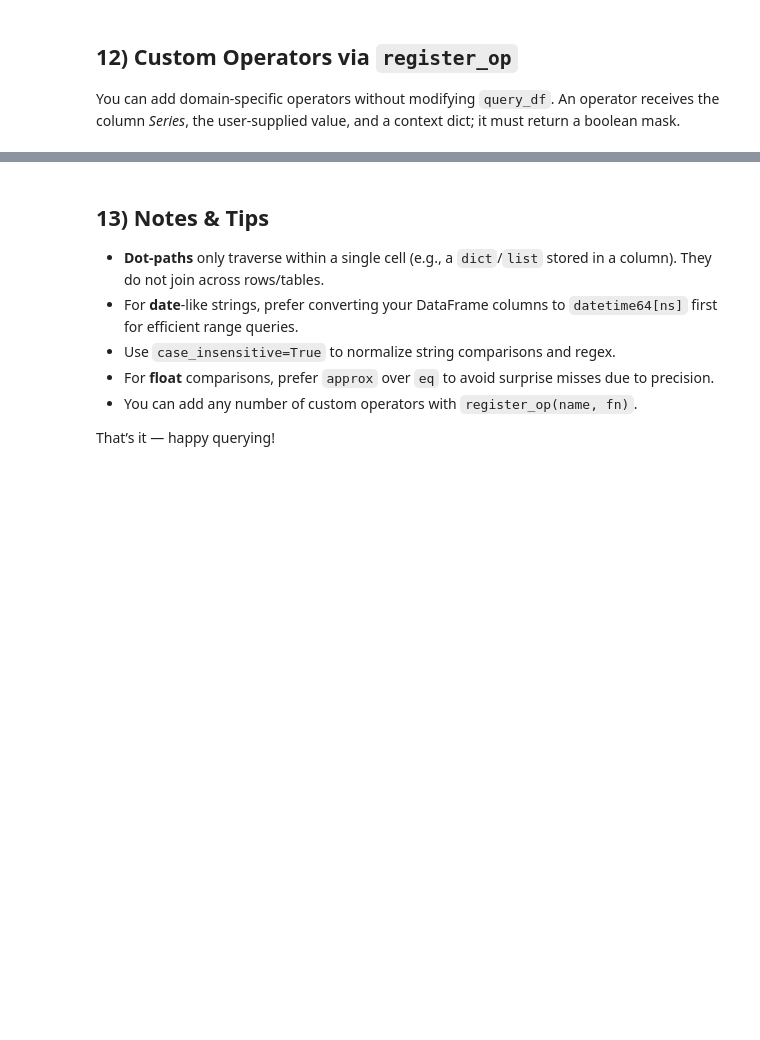
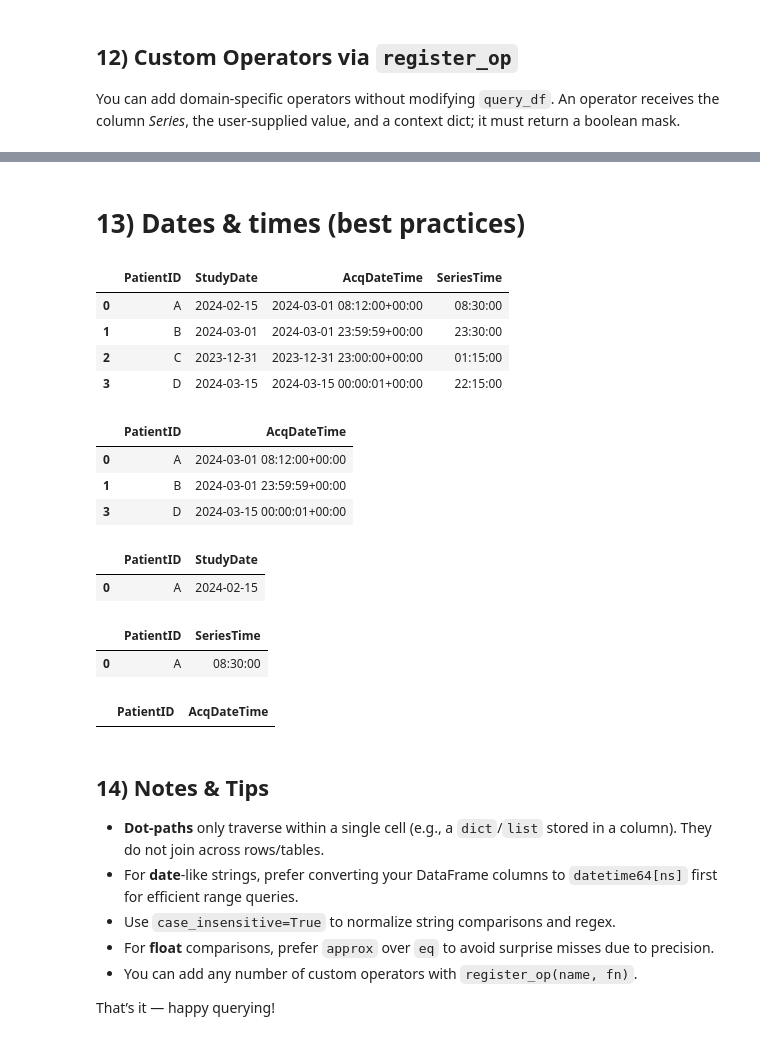
Before and after one commit to YAAbdulkadir/rosamllib, a Jupyter notebook: examples/query_df_tutorial.ipynb, the cells around one changed output, grey strips where cells are left out. Drawn from its saved outputs; the diff is of its cells as text; code cells hidden in the pictures; blank space fills up the shorter version.

```diff
--- a/examples/query_df_tutorial.ipynb
+++ b/examples/query_df_tutorial.ipynb
@@ -149,5 +226,65 @@ query_df(df, Age={'near_int': 35})[['PatientID','Age']]
+# %% [markdown]
+# 13) Dates & times (best practices)
+# %%
+df = pd.DataFrame({
+    "PatientID": ["A","B","C","D"],
+    "StudyDate": ["2024-02-15", "2024-03-01", "2023-12-31", "2024-03-15"],  # dates
+    "AcqDateTime": [
+        "2024-03-01T08:12:00Z",
+        "2024-03-01T23:59:59Z",
+        "2023-12-31T23:00:00Z",
+        "2024-03-15T00:00:01Z",
+    ],  # datetimes
+    "SeriesTime": ["08:30:00","23:30:00","01:15:00","22:15:00"],  # time-of-day
+})
+
+# Coerce columns to appropriate dtypes once (recommended)
+df["StudyDate"]   = pd.to_datetime(df["StudyDate"], errors="coerce").dt.date
+df["AcqDateTime"] = pd.to_datetime(df["AcqDateTime"], errors="coerce", utc=True)
+df["SeriesTime"]  = pd.to_datetime(df["SeriesTime"], errors="coerce", format="%H:%M:%S").dt.time
+
+df
+# %% [output]
+|  | PatientID | StudyDate | AcqDateTime | SeriesTime |
+| 0 | A | 2024-02-15 | 2024-03-01 08:12:00+00:00 | 08:30:00 |
+| 1 | B | 2024-03-01 | 2024-03-01 23:59:59+00:00 | 23:30:00 |
+| 2 | C | 2023-12-31 | 2023-12-31 23:00:00+00:00 | 01:15:00 |
+| 3 | D | 2024-03-15 | 2024-03-15 00:00:01+00:00 | 22:15:00 |
+# %%
+# Range queries on date/datetime
+# Acquisitions on/after March 1, 2024 (UTC)
+query_df(df, AcqDateTime={"gte": "2024-03-01T00:00:00Z"})[
+    ["PatientID","AcqDateTime"]
+]
+# %% [output]
+|  | PatientID | AcqDateTime |
+| 0 | A | 2024-03-01 08:12:00+00:00 |
+| 1 | B | 2024-03-01 23:59:59+00:00 |
+| 3 | D | 2024-03-15 00:00:01+00:00 |
+# %%
+query_df(df, StudyDate={"eq": "2024-02-15"})[["PatientID","StudyDate"]]
+# %% [output]
+|  | PatientID | StudyDate |
+| 0 | A | 2024-02-15 |
+# %%
+# Time-of-day comparisons
+# After 14:00:00
+query_df(df, SeriesTime={"gte": "14:00:00"})[["PatientID","SeriesTime"]]
+
+# Exactly 08:30:00
+query_df(df, SeriesTime={"eq": "08:30:00"})[["PatientID","SeriesTime"]]
+# %% [output]
+|  | PatientID | SeriesTime |
+| 0 | A | 08:30:00 |
+# %%
+# Usage (e.g., last 7 days)
+query_df(df, AcqDateTime={"in_last_days": 7})[
+    ["PatientID","AcqDateTime"]
+]
+# %% [output]
+|  | PatientID | AcqDateTime |
 # %% [markdown]
-## 13) Notes & Tips
+## 14) Notes & Tips
 - **Dot-paths** only traverse within a single cell (e.g., a `dict`/`list` stored in a column). They do not join across rows/tables.
 - For **date**-like strings, prefer converting your DataFrame columns to `datetime64[ns]` first for efficient range queries.
 - Use `case_insensitive=True` to normalize string comparisons and regex.
```
Also changed, not shown: parts of 17 cells of this notebook.
